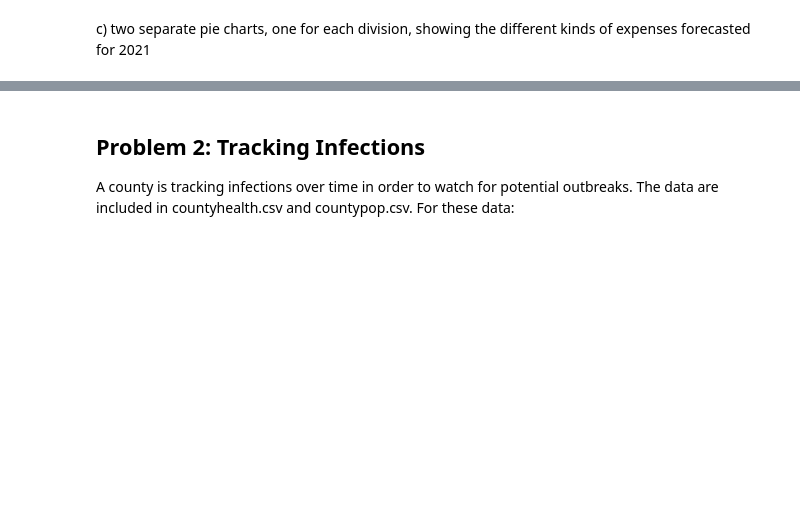
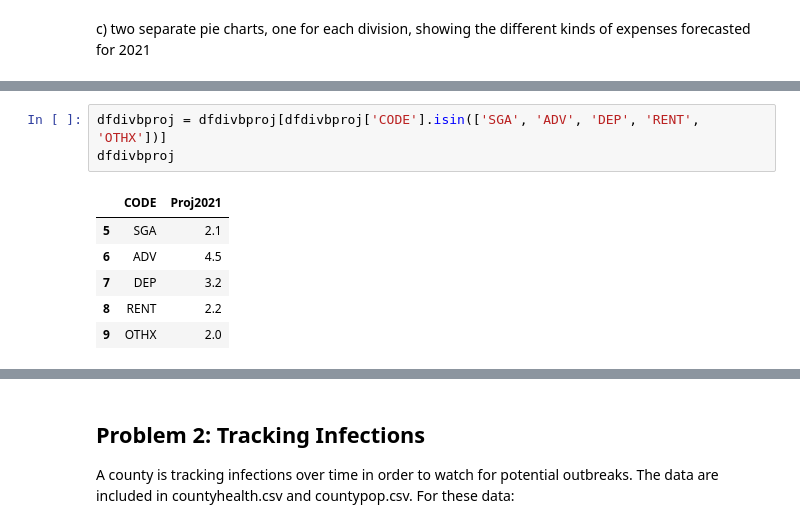
Before and after one commit to AndrewPiasecki/PythonCourse, a Jupyter notebook: Andrew_Piasecki_Assignment5.ipynb, the cells around one changed output, grey strips where cells are left out. Saved outputs shown, nothing was run; the diff lists cells and outputs as text; blank space fills up the shorter version.

```diff
--- a/Andrew_Piasecki_Assignment5.ipynb
+++ b/Andrew_Piasecki_Assignment5.ipynb
@@ -169,0 +178,10 @@ dfdivbproj =
+# %%
+dfdivbproj = dfdivbproj[dfdivbproj['CODE'].isin(['SGA', 'ADV', 'DEP', 'RENT', 'OTHX'])]
+dfdivbproj
+# %% [output]
+|  | CODE | Proj2021 |
+| 5 | SGA | 2.1 |
+| 6 | ADV | 4.5 |
+| 7 | DEP | 3.2 |
+| 8 | RENT | 2.2 |
+| 9 | OTHX | 2.0 |
```
Also changed, not shown: parts of 14 cells of this notebook.
